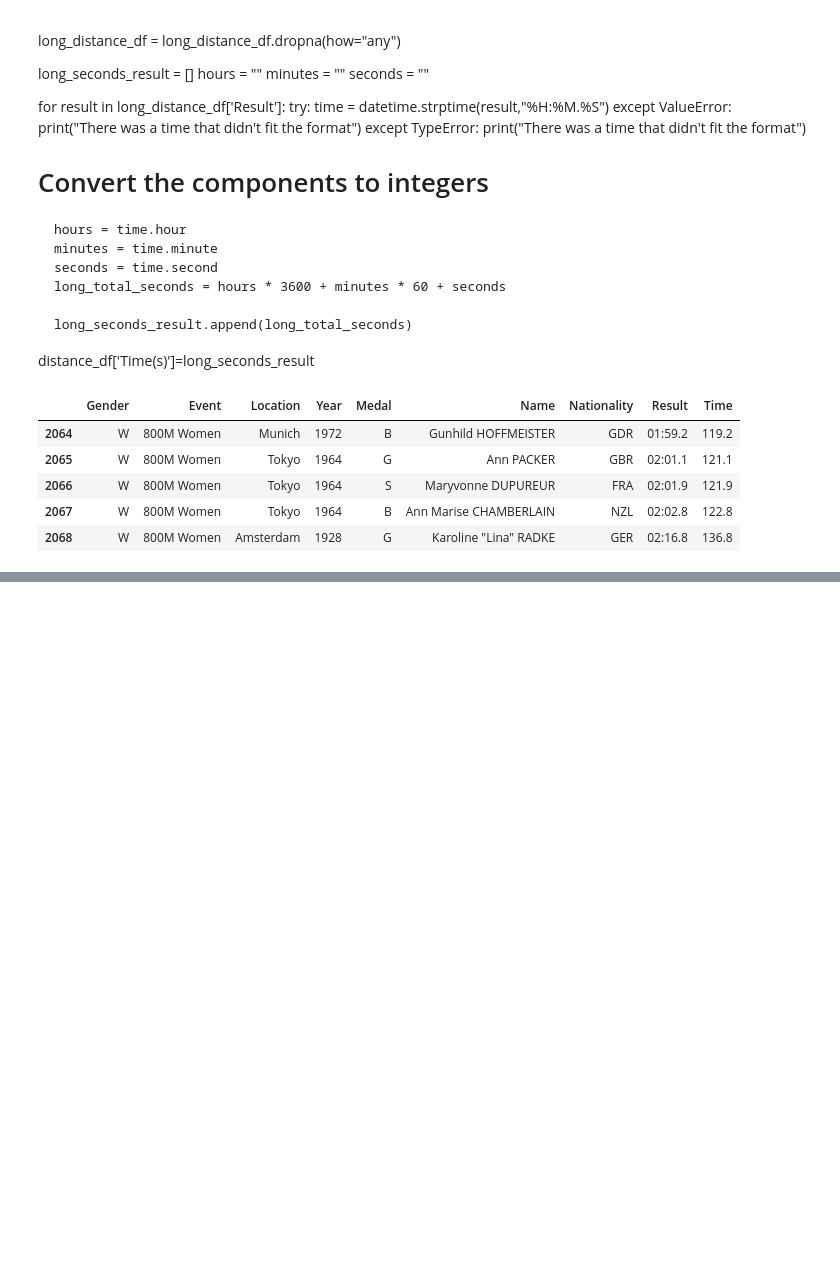
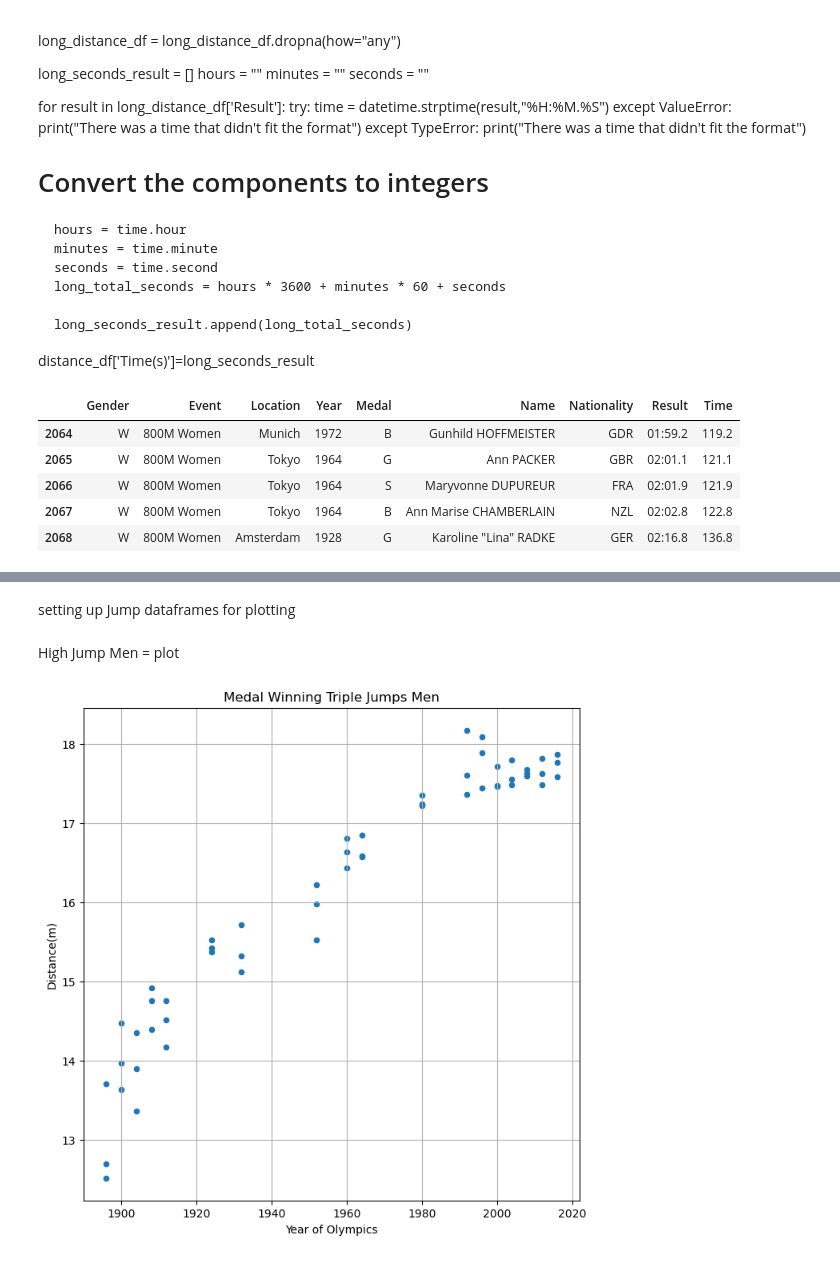
Before and after one commit to BlufferMK/Olympics_Project, a Jupyter notebook: OlympicPy.ipynb, the cells around one changed output, grey strips where cells are left out. Drawn from its saved outputs; the diff is of its cells as text; code cells hidden in the pictures; blank space fills up the shorter version.

```diff
--- a/OlympicPy.ipynb
+++ b/OlympicPy.ipynb
@@ -151,0 +260,16 @@ plt.show()
+# %%
+jumps_df = olympic_track_data.loc[(olympic_track_data['Event']=="High Jump Men") | (olympic_track_data['Event']=="High Jump Women")|
+                                     (olympic_track_data['Event']=="Pole Vault Women")|(olympic_track_data['Event']=="Pole Vault Men") |
+                                     (olympic_track_data['Event']=="Long Jump Women")|(olympic_track_data['Event']=="Long Jump Men") |
+                                     (olympic_track_data['Event']=="Triple Jump Women")|(olympic_track_data['Event']=="Triple Jump Men")
+                                    ]
+
+#long_distance_df = olympic_track_data[(olympic_track_data['Event']=="Marathon Men") |(olympic_track_data['Event']=="Marathon Women")]
+
+height = []
+for result in jumps_df['Result']:
+    high = float(result)
+    height.append(high)
+
+jumps_df['height']=height
+jumps_df.head()
@@ -151,0 +283,13 @@ plt.show()
+# %% [markdown]
+setting up Jump dataframes for plotting
+# %%
+high_jump_m_df = jumps_df.loc[(jumps_df['Event']=='High Jump Men')]
+high_jump_w_df = jumps_df.loc[(jumps_df['Event']=='High Jump Women')]
+long_jump_m_df = jumps_df.loc[(jumps_df['Event']=='Long Jump Men')]
+long_jump_w_df = jumps_df.loc[(jumps_df['Event']=='Long Jump Women')]
+triple_jump_m_df = jumps_df.loc[(jumps_df['Event']=='Triple Jump Men')]
+triple_jump_w_df = jumps_df.loc[(jumps_df['Event']=='Triple Jump Women')]
+pole_vault_m_df = jumps_df.loc[(jumps_df['Event']=='Pole Vault Men')]
+pole_vault_w_df = jumps_df.loc[(jumps_df['Event']=='Pole Vault Women')]
+# %% [markdown]
+High Jump Men = plot
@@ -151,0 +338,12 @@ plt.show()
+# %%
+# triple jump men create scatter plot
+triple_jump_m_df.plot(kind="scatter", x="Year", y="height", grid=True, figsize=(8,8),
+              title="Medal Winning Triple Jumps Men",xlabel = "Year of Olympics", ylabel = "Distance(m)")
+
+#save the plot
+plt.savefig("output_files/triple_jump_men.png")
+
+# Show the plot
+plt.show()
+# %% [output]
+[figure, added]
```
Also changed, not shown: parts of 28 cells of this notebook, 18 other files.
